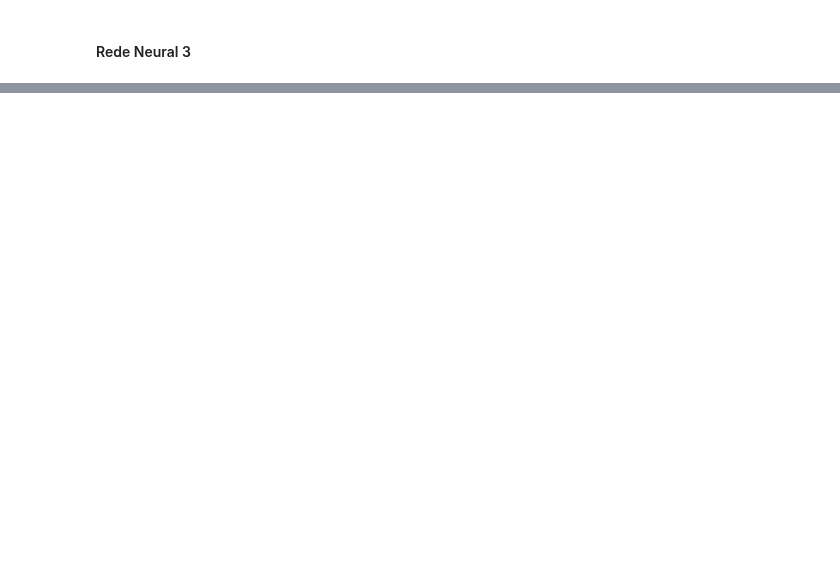
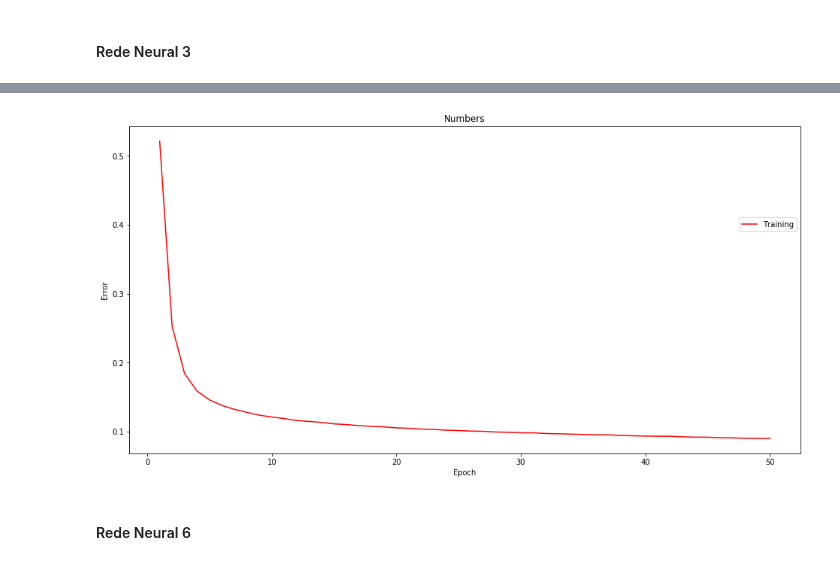
Before and after one commit to matheus-praxedes/Deep-learning, a Jupyter notebook: src/list_2.ipynb, the cells around one changed output, grey strips where cells are left out. Saved outputs shown, nothing was run; the diff lists cells and outputs as text; code cells hidden in the pictures; blank space fills up the shorter version.

```diff
--- a/src/list_2.ipynb
+++ b/src/list_2.ipynb
@@ -63,0 +168,4 @@ plot_graph(data_1, "Numbers", "Epoch", "Error", figsizex = 16, figsizey = 8)
+# %%
+net_5 = NeuralNetwork(dim_x*dim_y ,[768,10], 2*[sig_func])
+data_5 = net_5.fit(dataset,"mini-batch", 50, learning_rate = 0.1, type = "class",  mini_batch_size = 60,
+                   tvt_ratio = [len(norm_input_train), 0, len(norm_input_test)], momentum = 0.5, print_info = True)
@@ -63,0 +190,6 @@ plot_graph(data_1, "Numbers", "Epoch", "Error", figsizex = 16, figsizey = 8)
+# %%
+plot_graph(data_5, "Numbers", "Epoch", "Error", figsizex = 16, figsizey = 8)
+# %% [output]
+[figure, added]
+# %% [markdown]
+#### Rede Neural 6
```
Also changed, not shown: parts of 26 cells of this notebook, 1 other file.
